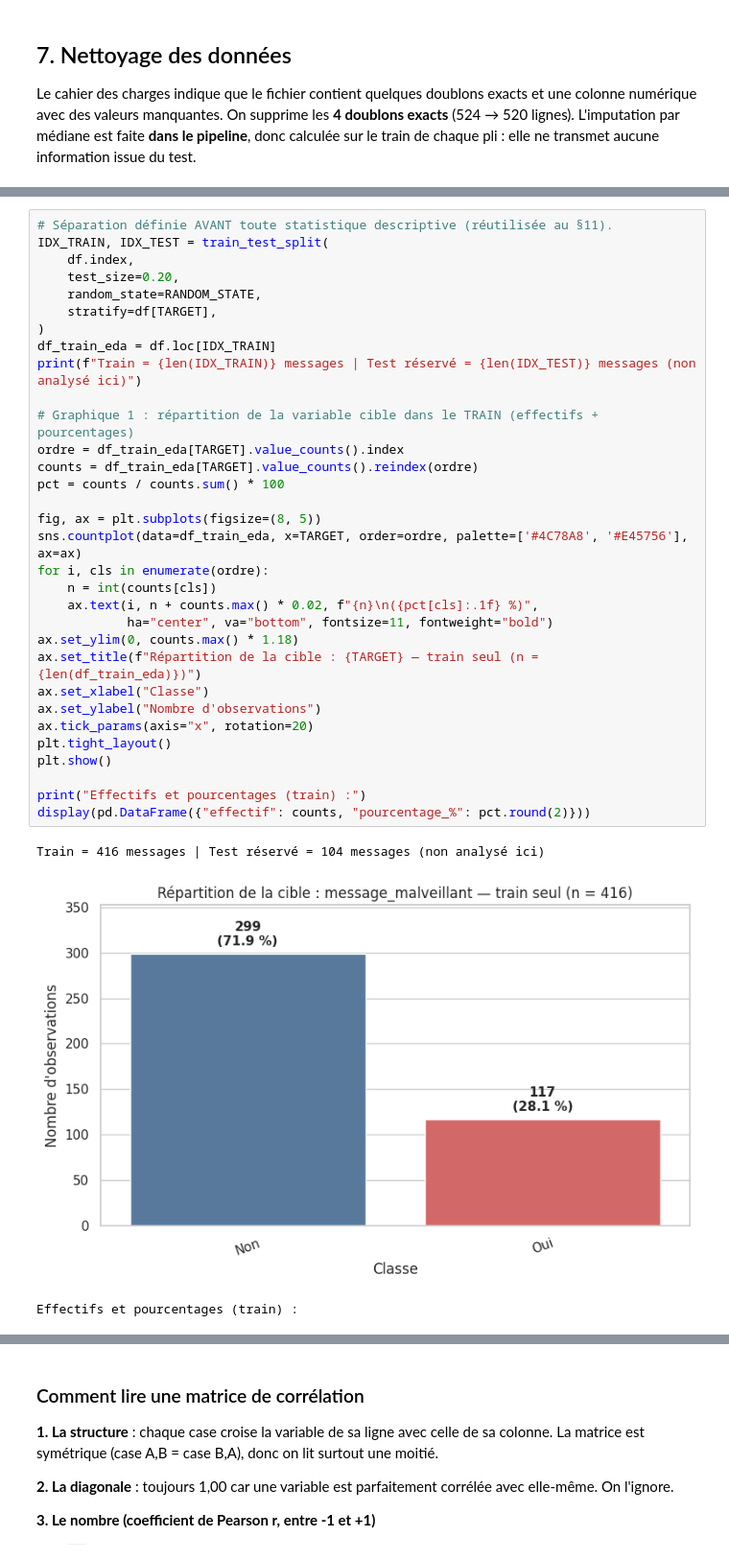
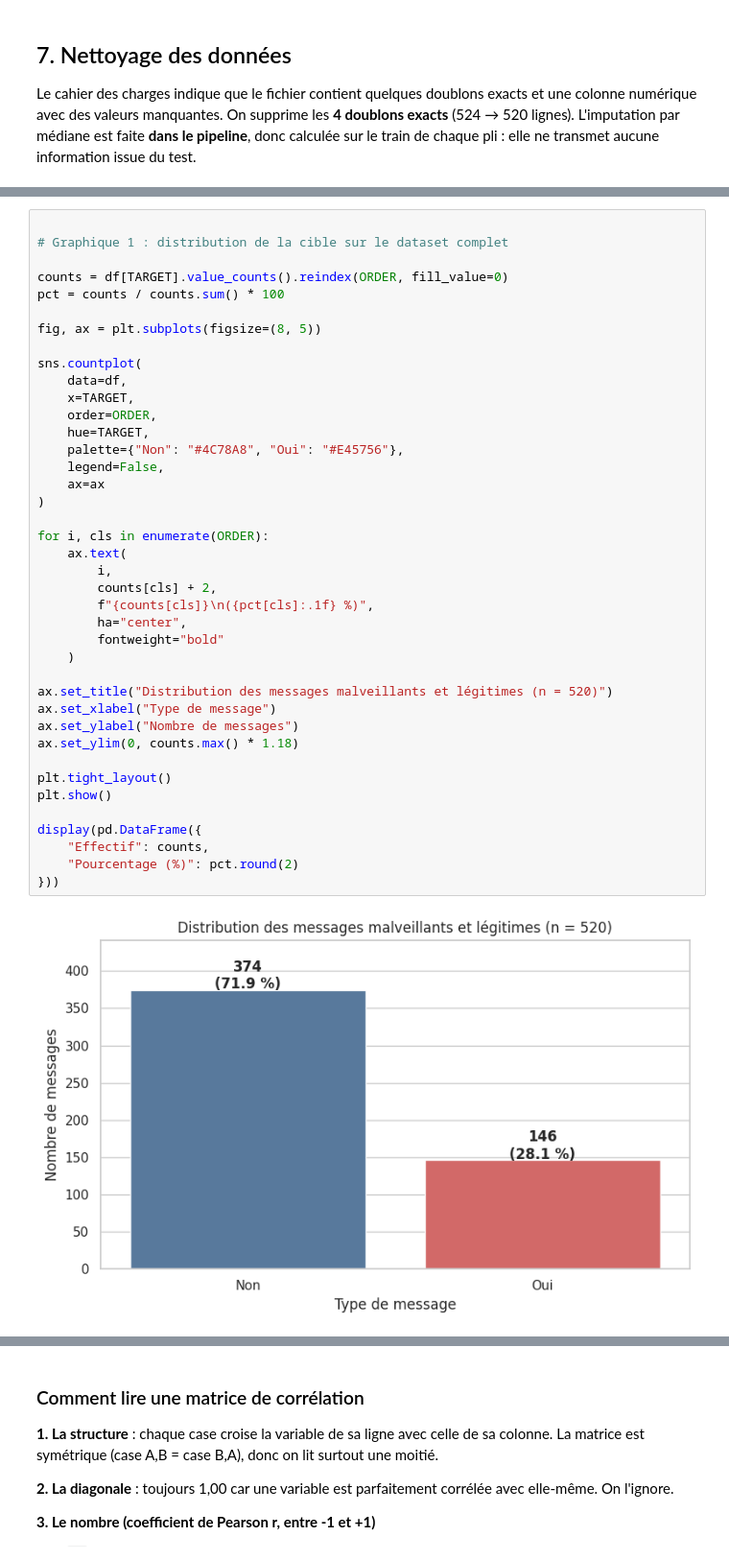
Before and after one commit to bennoomenfaker/app_phishing_ia, a Jupyter notebook: notebook_ML_IA_confiance_numerique.ipynb, the cells around one changed output, grey strips where cells are left out. Shown at 96% size. Cells and saved outputs as stored; diff of their text form.

```diff
--- a/notebook_ML_IA_confiance_numerique.ipynb
+++ b/notebook_ML_IA_confiance_numerique.ipynb
@@ -437,36 +407,42 @@ Les graphiques servent à comprendre le phénomène avant de modéliser ; ils ne
 # %%
-# Séparation définie AVANT toute statistique descriptive (réutilisée au §11).
-IDX_TRAIN, IDX_TEST = train_test_split(
-    df.index,
-    test_size=0.20,
-    random_state=RANDOM_STATE,
-    stratify=df[TARGET],
-)
-df_train_eda = df.loc[IDX_TRAIN]
-print(f"Train = {len(IDX_TRAIN)} messages | Test réservé = {len(IDX_TEST)} messages (non analysé ici)")
 
-# Graphique 1 : répartition de la variable cible dans le TRAIN (effectifs + pourcentages)
-ordre = df_train_eda[TARGET].value_counts().index
-counts = df_train_eda[TARGET].value_counts().reindex(ordre)
+# Graphique 1 : distribution de la cible sur le dataset complet
+
+counts = df[TARGET].value_counts().reindex(ORDER, fill_value=0)
 pct = counts / counts.sum() * 100
 
 fig, ax = plt.subplots(figsize=(8, 5))
-sns.countplot(data=df_train_eda, x=TARGET, order=ordre, palette=['#4C78A8', '#E45756'], ax=ax)
-for i, cls in enumerate(ordre):
-    n = int(counts[cls])
-    ax.text(i, n + counts.max() * 0.02, f"{n}\n({pct[cls]:.1f} %)",
-            ha="center", va="bottom", fontsize=11, fontweight="bold")
+
+sns.countplot(
+    data=df,
+    x=TARGET,
+    order=ORDER,
+    hue=TARGET,
+    palette={"Non": "#4C78A8", "Oui": "#E45756"},
+    legend=False,
+    ax=ax
+)
+
+for i, cls in enumerate(ORDER):
+    ax.text(
+        i,
+        counts[cls] + 2,
+        f"{counts[cls]}\n({pct[cls]:.1f} %)",
+        ha="center",
+        fontweight="bold"
+    )
+
+ax.set_title("Distribution des messages malveillants et légitimes (n = 520)")
+ax.set_xlabel("Type de message")
+ax.set_ylabel("Nombre de messages")
 ax.set_ylim(0, counts.max() * 1.18)
-ax.set_title(f"Répartition de la cible : {TARGET} — train seul (n = {len(df_train_eda)})")
-ax.set_xlabel("Classe")
-ax.set_ylabel("Nombre d'observations")
-ax.tick_params(axis="x", rotation=20)
+
 plt.tight_layout()
 plt.show()
 
-print("Effectifs et pourcentages (train) :")
-display(pd.DataFrame({"effectif": counts, "pourcentage_%": pct.round(2)}))
+display(pd.DataFrame({
+    "Effectif": counts,
+    "Pourcentage (%)": pct.round(2)
+}))
 # %% [output]
-Train = 416 messages | Test réservé = 104 messages (non analysé ici)
-[figure, old version]
+[figure, new version]
-Effectifs et pourcentages (train) :
```
Also changed, not shown: parts of 71 cells of this notebook, 1 other file.
